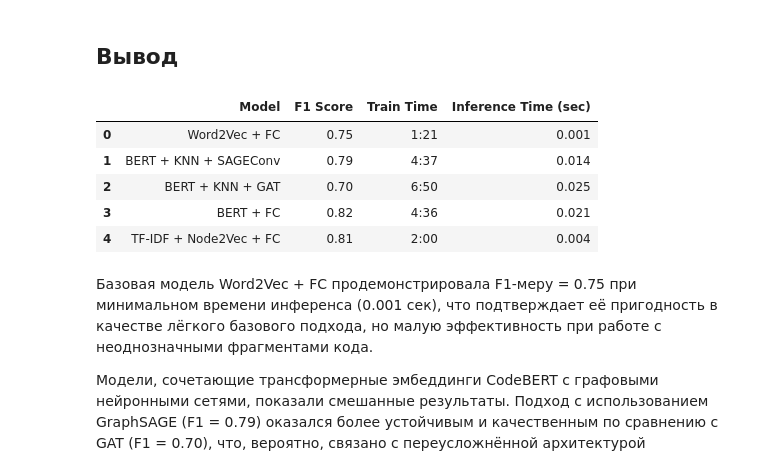
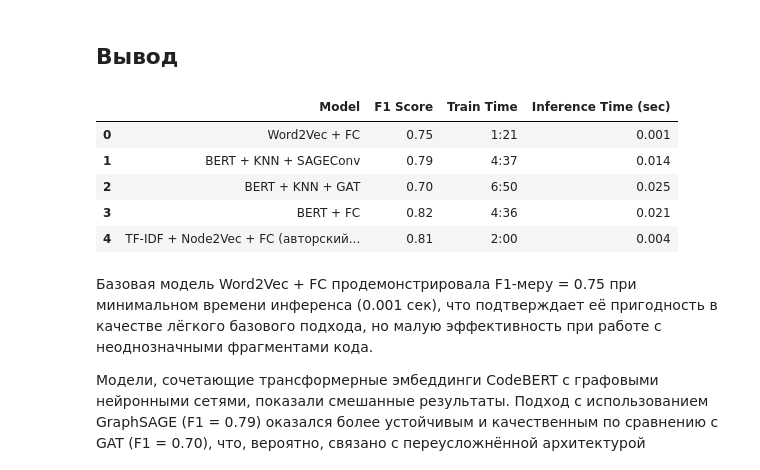
Before and after one commit to yaromirgusev/course_work_gml, a Jupyter notebook: main.ipynb, the cells around one changed output. Cells and saved outputs as stored; diff of their text form; code cells hidden in the pictures.

```diff
--- a/main.ipynb
+++ b/main.ipynb
@@ -1360,22 +1459,22 @@ Best params: {'use_log1p': True, 'embedding_dim': 128, 'variance_threshold': 7.0
 # %%
 import pandas as pd
 
 data = {
-    'Model': ['Word2Vec + FC', 'BERT + KNN + SAGEConv', 'BERT + KNN + GAT', 'BERT + FC', 'TF-IDF + Node2Vec + FC'],
+    'Model': ['Word2Vec + FC', 'BERT + KNN + SAGEConv', 'BERT + KNN + GAT', 'BERT + FC', 'TF-IDF + Node2Vec + FC (авторский метод)'],
     'F1 Score': [0.75, 0.79, 0.7, 0.82, 0.81],
     'Train Time': ['1:21', '4:37', '6:50', '4:36', '2:00'],
     'Inference Time (sec)': [0.001, 0.014, 0.025, 0.021, 0.004]
 }
 
 df = pd.DataFrame(data)
 df
 # %% [output]
 |  | Model | F1 Score | Train Time | Inference Time (sec) |
 | 0 | Word2Vec + FC | 0.75 | 1:21 | 0.001 |
 | 1 | BERT + KNN + SAGEConv | 0.79 | 4:37 | 0.014 |
 | 2 | BERT + KNN + GAT | 0.70 | 6:50 | 0.025 |
 | 3 | BERT + FC | 0.82 | 4:36 | 0.021 |
-| 4 | TF-IDF + Node2Vec + FC | 0.81 | 2:00 | 0.004 |
+| 4 | TF-IDF + Node2Vec + FC (авторский... | 0.81 | 2:00 | 0.004 |
 # %% [markdown]
 Базовая модель Word2Vec + FC продемонстрировала F1-меру = 0.75 при минимальном времени инференса (0.001 сек), что подтверждает её пригодность в качестве лёгкого базового подхода, но малую эффективность при работе с неоднозначными фрагментами кода.
 
```
Also changed, not shown: parts of 24 cells of this notebook.
